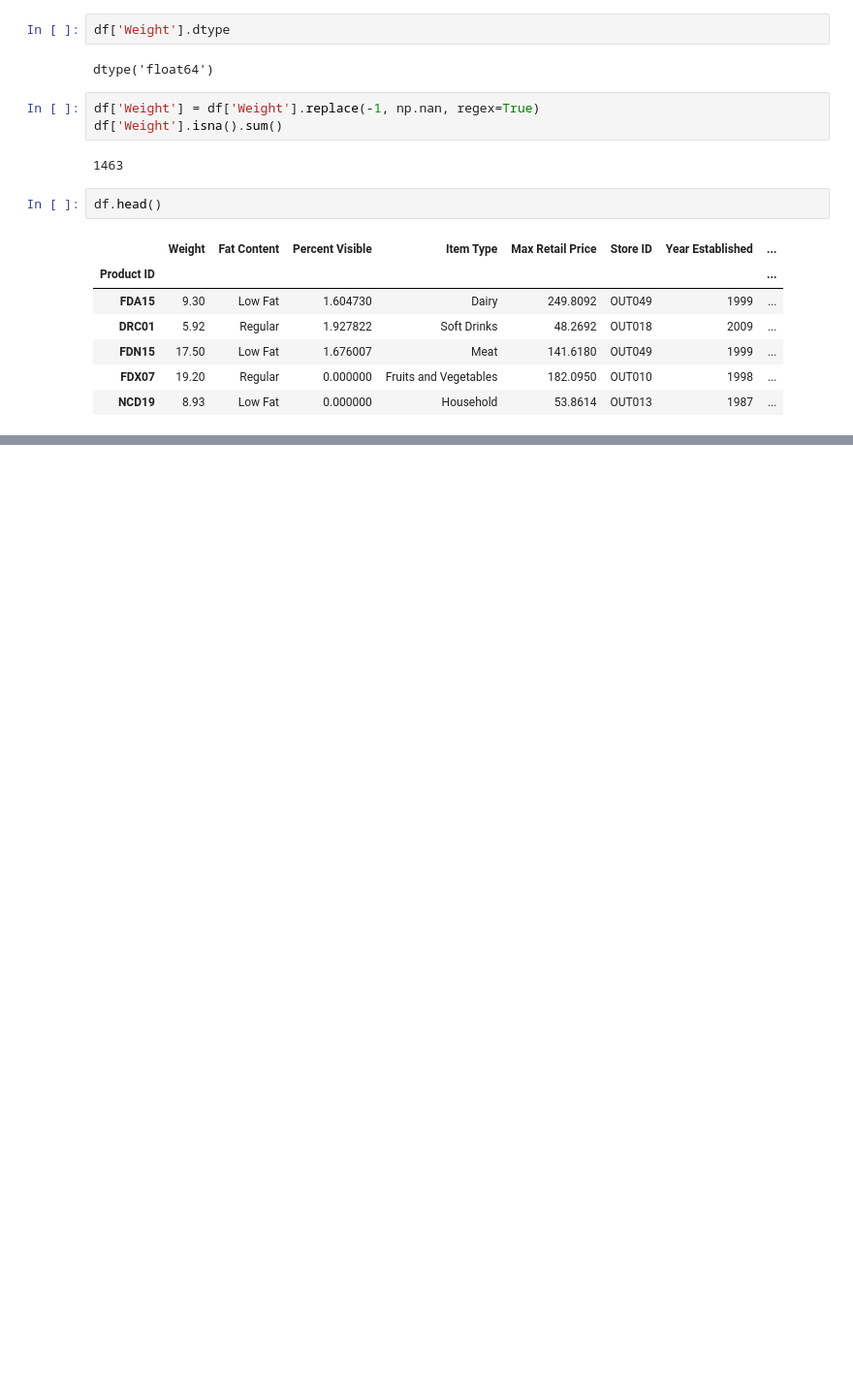
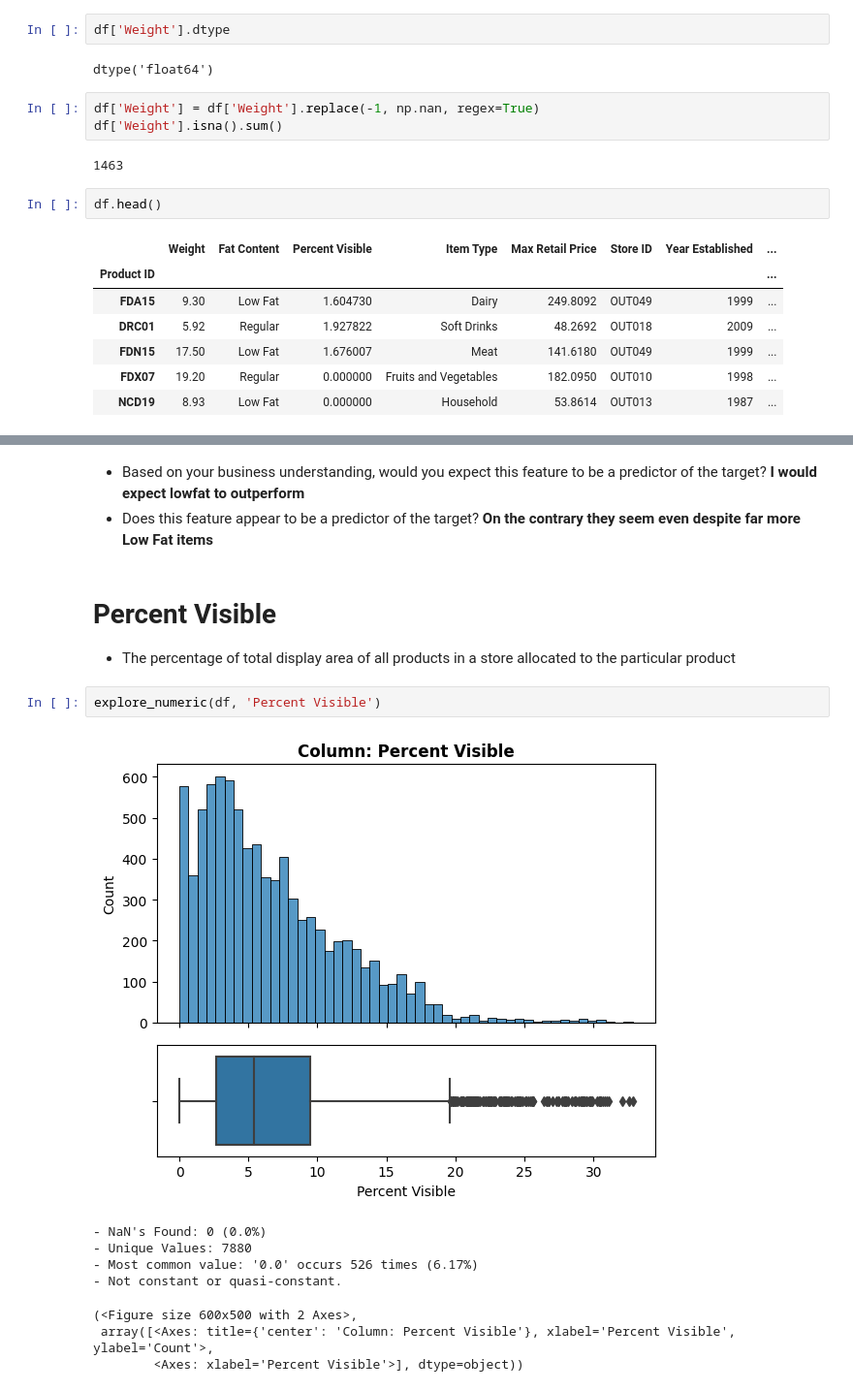
Before and after one commit to Rovidicus/Prediction-of-Product-Sales, a Jupyter notebook: PredictionofProductSales_LukeH.ipynb, the cells around one changed output, grey strips where cells are left out. Shown at 97% size. Saved outputs shown, nothing was run; the diff lists cells and outputs as text; blank space fills up the shorter version.

```diff
--- a/PredictionofProductSales_LukeH.ipynb
+++ b/PredictionofProductSales_LukeH.ipynb
@@ -512,0 +772,17 @@ df.head()
+# %% [markdown]
+- Based on your business understanding, would you expect this feature to be a predictor of the target? **I would expect lowfat to outperform**
+- Does this feature appear to be a predictor of the target? **On the contrary they seem even despite far more Low Fat items**
+# %% [markdown]
+# Percent Visible
+- The percentage of total display area of all products in a store allocated to the particular product
+# %%
+explore_numeric(df, 'Percent Visible')
+# %% [output]
+[figure, added]
+- NaN's Found: 0 (0.0%)
+- Unique Values: 7880
+- Most common value: '0.0' occurs 526 times (6.17%)
+- Not constant or quasi-constant.
+(<Figure size 600x500 with 2 Axes>,
+ array([<Axes: title={'center': 'Column: Percent Visible'}, xlabel='Percent Visible', ylabel='Count'>,
+        <Axes: xlabel='Percent Visible'>], dtype=object))
```
Also changed, not shown: parts of 56 cells of this notebook.
